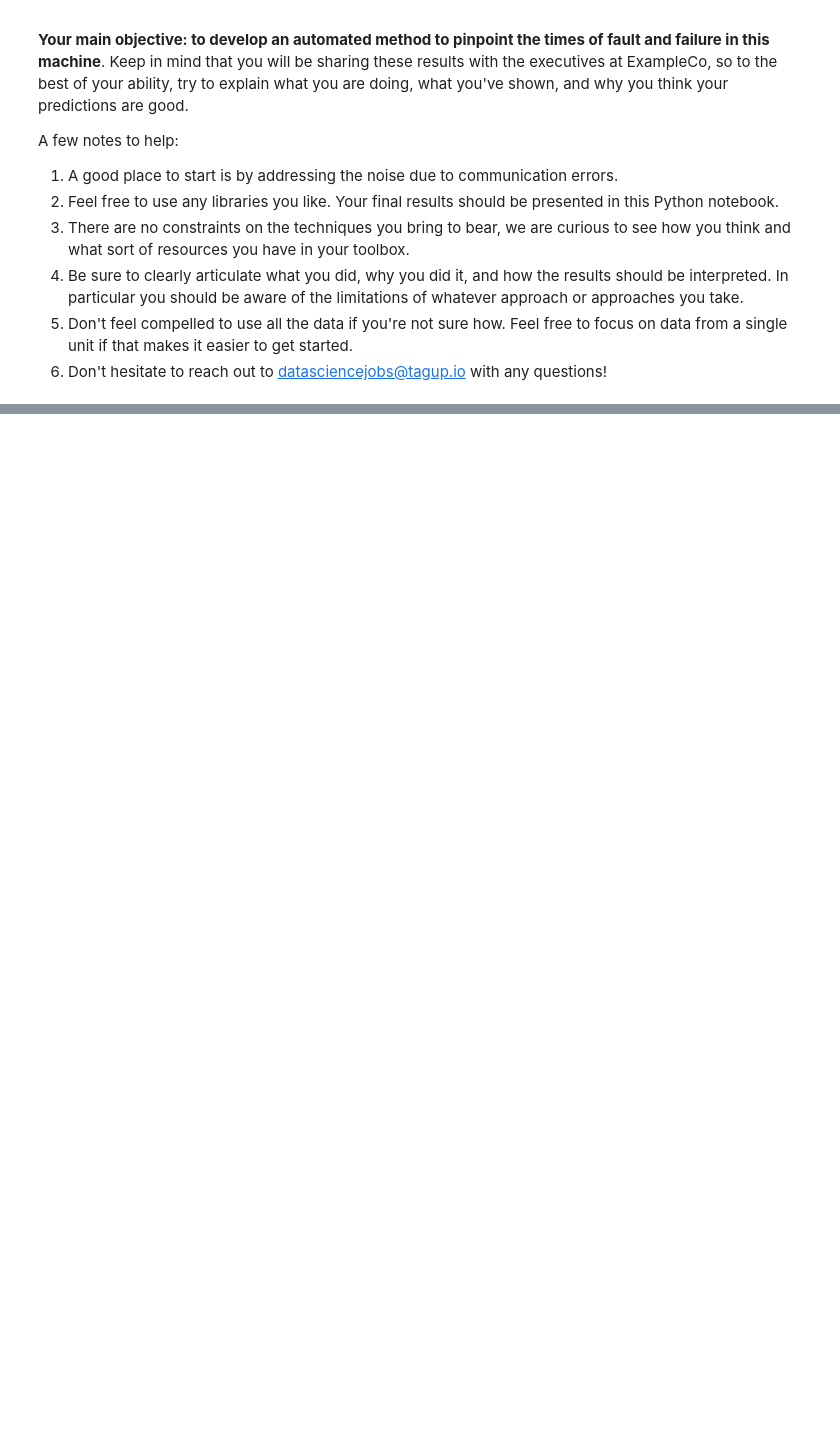
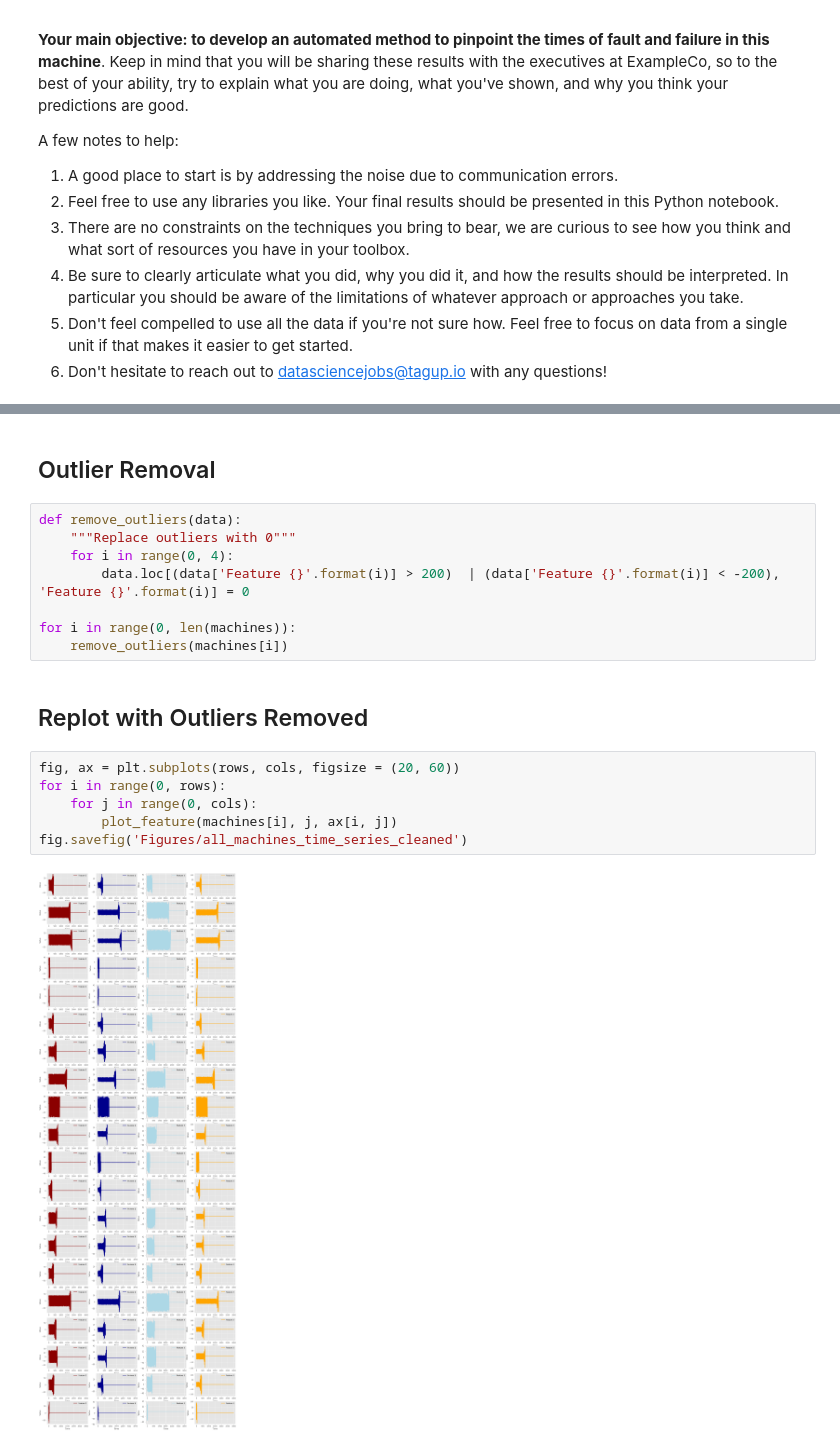
Before and after one commit to ethankim00/TimeSeriesAnalysis, a Jupyter notebook: data-science/Data_science_exercise.ipynb, the cells around one changed output, grey strips where cells are left out. Drawn from its saved outputs; the diff is of its cells as text; blank space fills up the shorter version.

```diff
--- a/data-science/Data_science_exercise.ipynb
+++ b/data-science/Data_science_exercise.ipynb
@@ -38,0 +135,20 @@ FileNotFoundError: [Errno 2] File exampleco_data/machine_0.csv does not exist: '
+# %% [markdown]
+## Outlier Removal
+# %%
+def remove_outliers(data):
+    """Replace outliers with 0"""
+    for i in range(0, 4):
+        data.loc[(data['Feature {}'.format(i)] > 200)  | (data['Feature {}'.format(i)] < -200), 'Feature {}'.format(i)] = 0
+
+for i in range(0, len(machines)):
+    remove_outliers(machines[i])
+# %% [markdown]
+## Replot with Outliers Removed
+# %%
+fig, ax = plt.subplots(rows, cols, figsize = (20, 60))
+for i in range(0, rows):
+    for j in range(0, cols):
+        plot_feature(machines[i], j, ax[i, j])
+fig.savefig('Figures/all_machines_time_series_cleaned')
+# %% [output]
+[figure, added]
```
Also changed, not shown: parts of 16 cells of this notebook, 3 other files.
